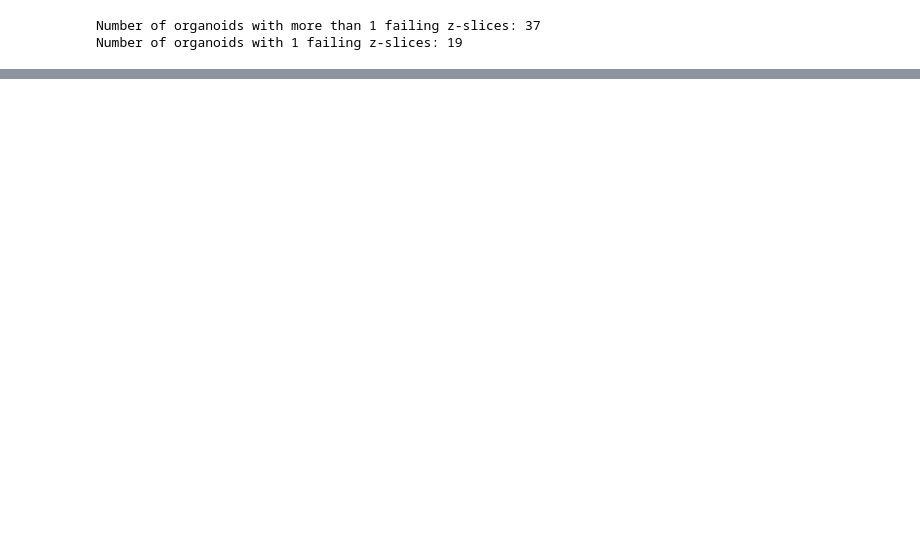
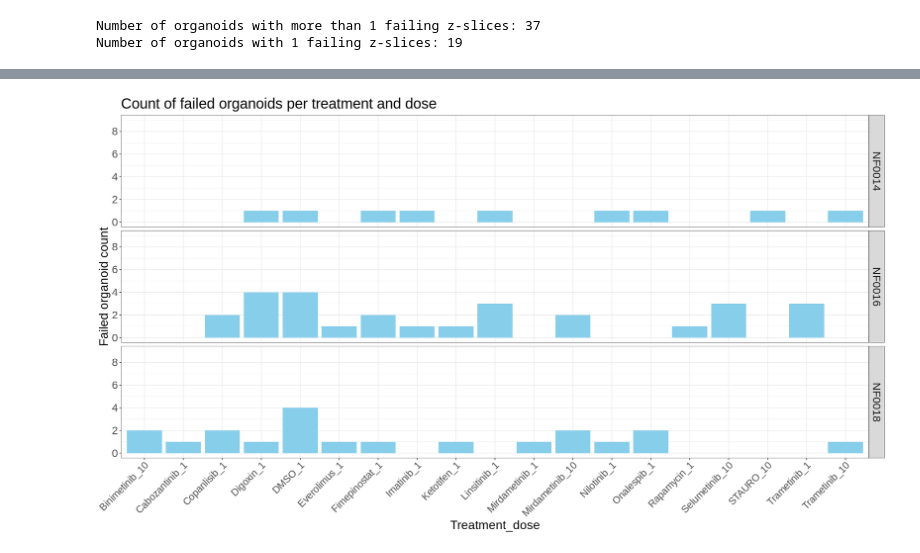
Before and after one commit to WayScience/NF1_3D_organoid_profiling_pipeline, a Jupyter notebook: 1.image_quality_control/notebooks/3.generate_qc_report.ipynb, the cells around one changed output, grey strips where cells are left out. Saved outputs shown, nothing was run; the diff lists cells and outputs as text; code cells hidden in the pictures; blank space fills up the shorter version.

```diff
--- a/1.image_quality_control/notebooks/3.generate_qc_report.ipynb
+++ b/1.image_quality_control/notebooks/3.generate_qc_report.ipynb
@@ -260,0 +383,9 @@ Number of organoids with 1 failing z-slices: 19
+# %%
+# Load in platemap file
+platemap_df <- read.csv("../../data/metadata/platemap.csv")
+
+# Remove WellRow and WellCol columns
+platemap_df <- platemap_df %>%
+    select(-WellRow, -WellCol)
+
+head(platemap_df)
@@ -260,0 +494,9 @@ Number of organoids with 1 failing z-slices: 19
+# %%
+# Get the count of rows with the same treatment, dose, and plate
+treatment_dose_counts <- unique_failed_organoids_treatment %>%
+    group_by(Metadata_Plate, Treatment_Dose) %>%
+    summarise(failed_organoid_count = n(), .groups = "drop")
+
+# Show the head of the resulting dataframe
+dim(treatment_dose_counts)
+head(treatment_dose_counts)
@@ -260,0 +514,36 @@ Number of organoids with 1 failing z-slices: 19
+# %%
+# Set a single color for all bars
+uniform_color <- "#87CEEB"  # Pastel blue as an example
+
+# Set width and height
+width <- 18
+height <- 10
+options(repr.plot.width = width, repr.plot.height = height)
+
+# Create the bar plot
+treatment_dose_plot <- ggplot(treatment_dose_counts, aes(x = Treatment_Dose, y = failed_organoid_count, fill = Metadata_Plate)) +
+    geom_bar(stat = "identity", fill = uniform_color) +
+    labs(
+        title = "Count of failed organoids per treatment and dose",
+        x = "Treatment_dose",
+        y = "Failed organoid count"
+    ) +
+    theme_bw() +
+    facet_grid(Metadata_Plate ~ .) +
+    scale_y_continuous(breaks = seq(0, 9, by = 2), limits = c(0, 9)) +  # Set y-axis limit from 0 to 9
+    theme(
+        plot.title = element_text(size = 24),
+        axis.title = element_text(size = 20),
+        axis.text.y = element_text(size = 18),
+        axis.text.x = element_text(size = 16, angle = 45, hjust = 1),
+        legend.position = "none",
+        strip.text = element_text(size = 18)
+    )
+
+# Show plot
+print(treatment_dose_plot)
+
+# Save plot
+ggsave(file.path(figures_dir, "failed_organoid_count_treatment_dose.png"), plot = treatment_dose_plot, width = width, height = height, dpi = 500)
+# %% [output]
+[figure, added]
```
Also changed, not shown: parts of 22 cells of this notebook, 11 other files.
